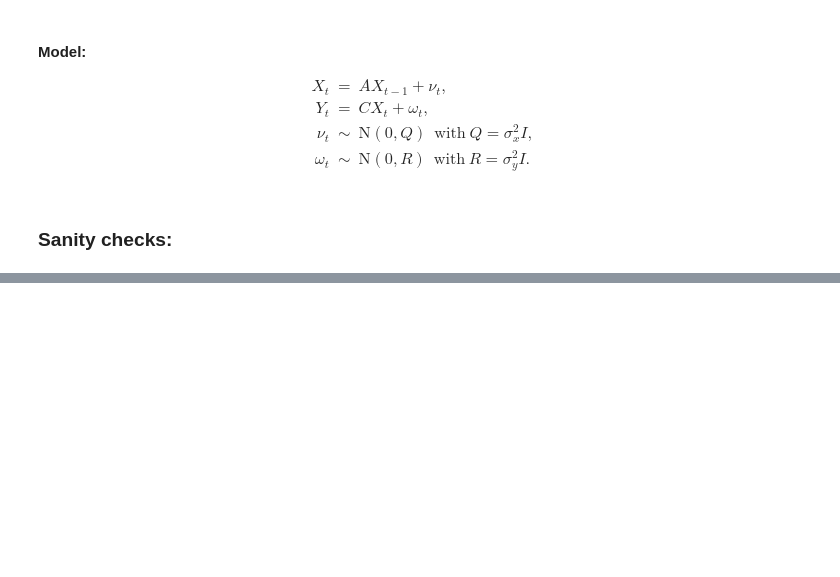
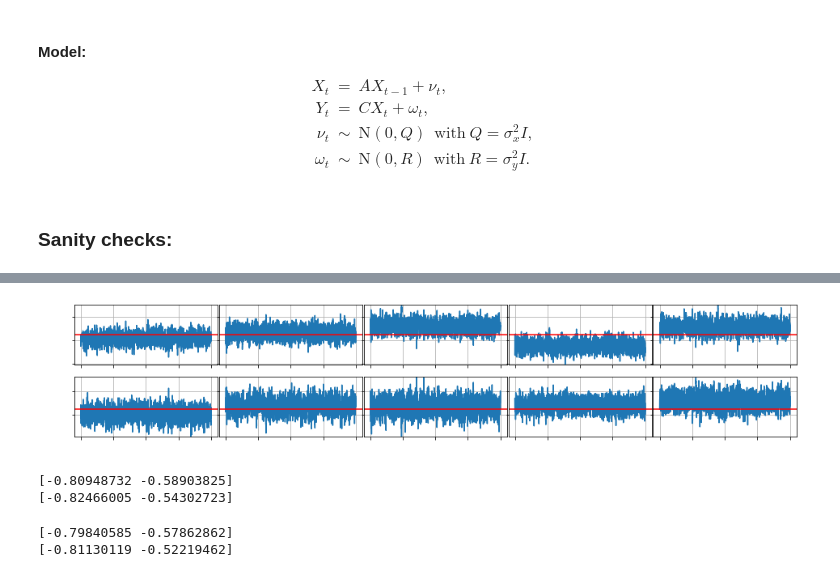
Before and after one commit to deborsheesen/DC-BATS-deborshee, a Jupyter notebook: linear_Gaussian_HMM/kalman.ipynb, the cells around one changed output, grey strips where cells are left out. Cells and saved outputs as stored; diff of their text form; code cells hidden in the pictures; blank space fills up the shorter version.

```diff
--- a/linear_Gaussian_HMM/kalman.ipynb
+++ b/linear_Gaussian_HMM/kalman.ipynb
@@ -172,0 +120,12 @@ print(np.round([np.mean(np.exp(log_sigmay2_chain_pow1)),
+# %%
+m = 5
+K = int(T/m)
+tstarts = K*np.arange(m).astype(int)
+Ychunks = [Y[tstart:(K+tstart)] for tstart in tstarts]
+def f(y) :
+    return adaptive_MH(y, A, C, sigmax2, sigmay2, mu0, Sigma0, n_mcmc,
+                       scale=scale/np.sqrt(m), power=m, method="kalman", adapt=True, kappa=1.5)
+# %%
+pool = mp.Pool(m)
+results = pool.map(f, [y for y in Ychunks])
+pool.close()
@@ -172,0 +150,32 @@ print(np.round([np.mean(np.exp(log_sigmay2_chain_pow1)),
+# %%
+xmax = np.max(np.asarray([np.max(results[i][0]) for i in range(m)]))
+xmin = np.min(np.asarray([np.min(results[i][0]) for i in range(m)]))
+ymax = np.max(np.asarray([np.max(results[i][1]) for i in range(m)]))
+ymin = np.min(np.asarray([np.min(results[i][1]) for i in range(m)]))
+# %%
+plt.rcParams['figure.figsize'] = (16, 3)
+for i in range(m) :
+    plt.subplot(2,m,i+1)
+    plt.plot(results[i][0])
+    plt.grid(True)
+    plt.xticks(alpha=0)
+    plt.yticks(alpha=0)
+    plt.axhline(y=np.log(sigmax2), color="red")
+    plt.ylim([xmin,xmax])
+
+    plt.subplot(2,m,m+1+i)
+    plt.plot(results[i][1])
+    plt.grid(True)
+    plt.xticks(alpha=0)
+    plt.yticks(alpha=0)
+    plt.axhline(y=np.log(sigmay2), color="red")
+    plt.ylim([ymin,ymax])
+plt.subplots_adjust(wspace=1e-2)
+# %% [output]
+[figure, added]
+# %%
+print(np.percentile(log_sigmay2_full, q=[2.5,97.5]))
+print(np.percentile(log_sigmax2_full, q=[2.5,97.5]))
+# %% [output]
+[-0.80948732 -0.58903825]
+[-0.82466005 -0.54302723]
@@ -172,0 +187,6 @@ print(np.round([np.mean(np.exp(log_sigmay2_chain_pow1)),
+# %%
+print(dc_ci[0])
+print(dc_ci[1])
+# %% [output]
+[-0.79840585 -0.57862862]
+[-0.81130119 -0.52219462]
```
Also changed, not shown: parts of 18 cells of this notebook, 5 other files.
